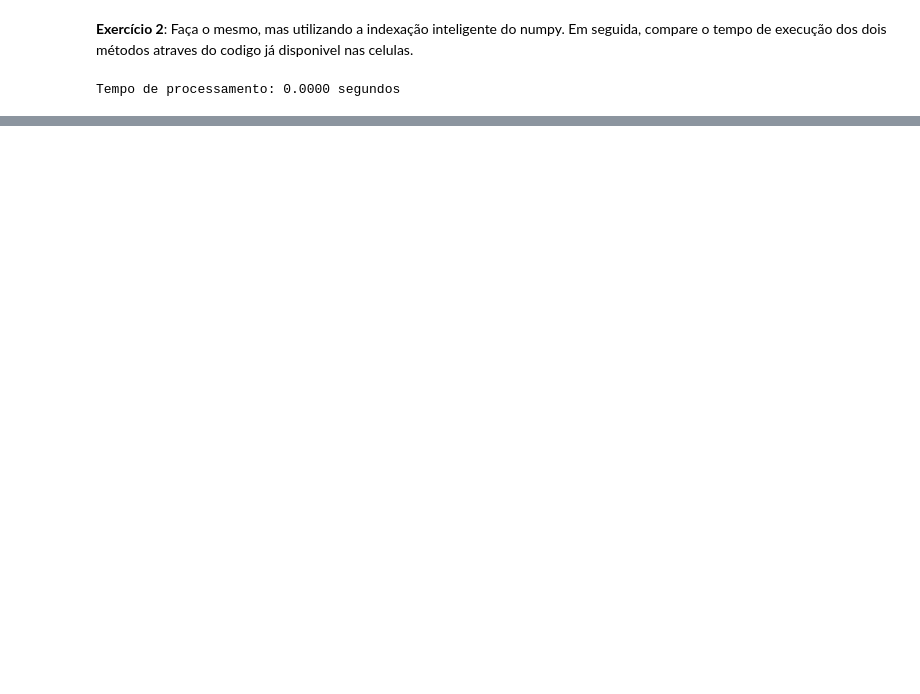
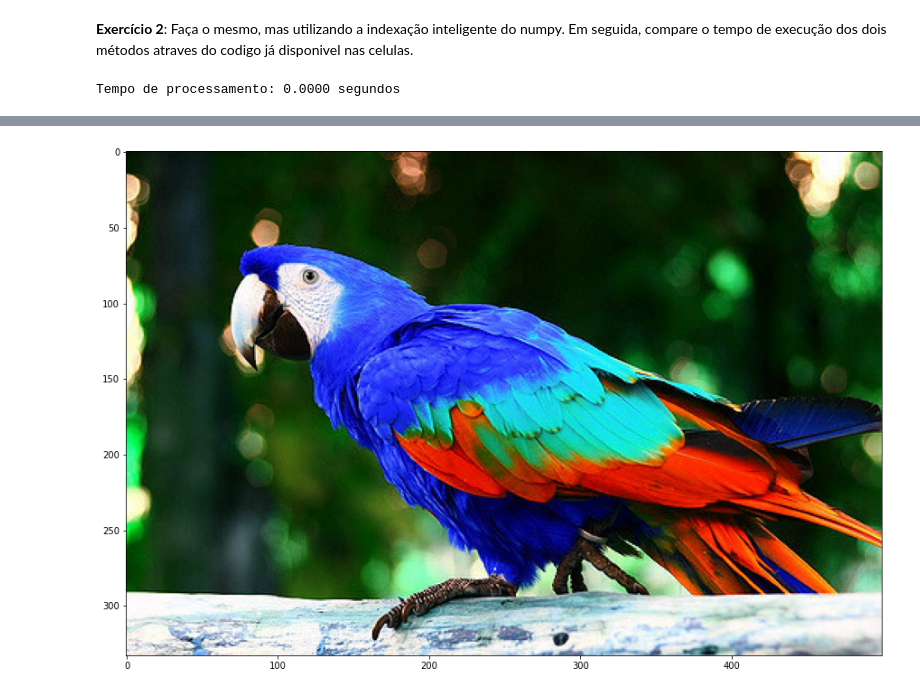
Before and after one commit to Insper/robotica-computacional, a Jupyter notebook: docs/modulos/01-imagens-e-matrizes/atividade2.ipynb, the cells around one changed output, grey strips where cells are left out. Saved outputs shown, nothing was run; the diff lists cells and outputs as text; code cells hidden in the pictures; blank space fills up the shorter version.

```diff
--- a/docs/modulos/01-imagens-e-matrizes/atividade2.ipynb
+++ b/docs/modulos/01-imagens-e-matrizes/atividade2.ipynb
@@ -215,0 +220,10 @@ Tempo de processamento: 0.0000 segundos
+# %%
+bgr = cv2.imread("img/arara.jpg")
+
+# # Desenvolva o código aqui # #
+
+# Show mask
+plt.imshow(bgr)
+plt.show()
+# %% [output]
+[figure, added]
```
Also changed, not shown: parts of 2 cells of this notebook, 1 other file.
